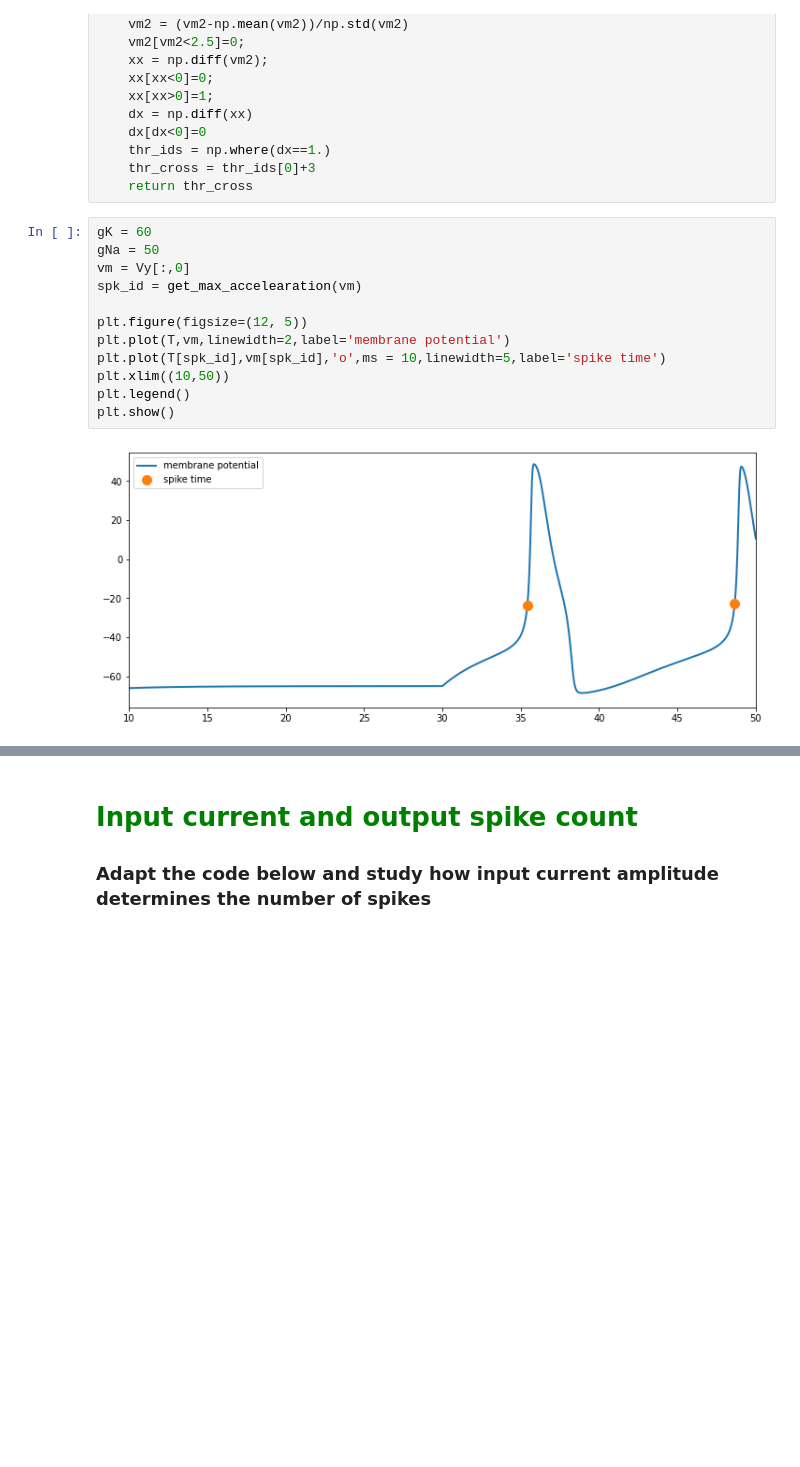
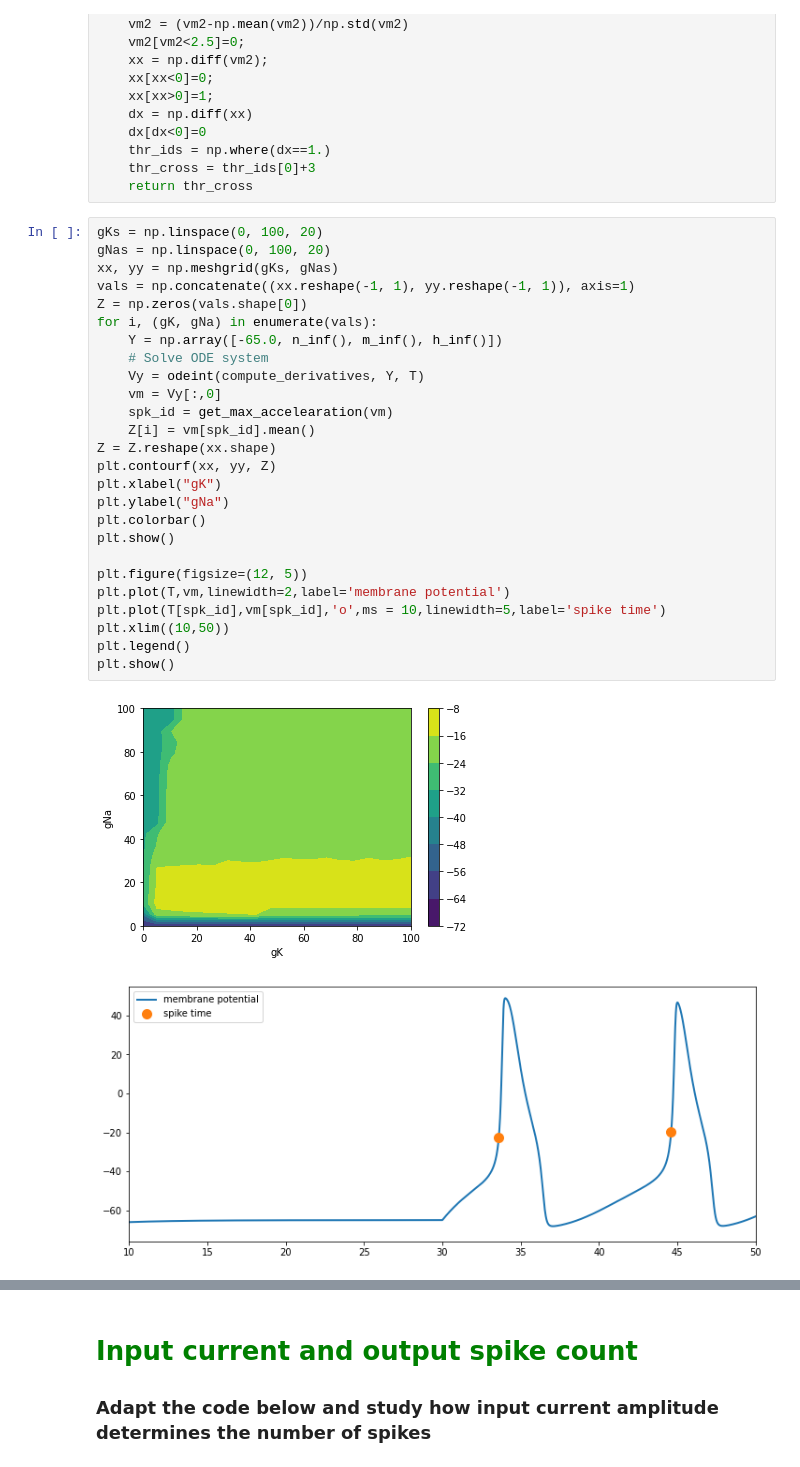
Before and after one commit to jacobhm98/Neuroscience, a Jupyter notebook: tutorial1/HH_neuron_model.ipynb, the cells around one changed output, grey strips where cells are left out. Saved outputs shown, nothing was run; the diff lists cells and outputs as text; blank space fills up the shorter version.

```diff
--- a/tutorial1/HH_neuron_model.ipynb
+++ b/tutorial1/HH_neuron_model.ipynb
@@ -307,16 +306,31 @@ def get_max_accelearation(vm):
     thr_cross = thr_ids[0]+3
     return thr_cross
 # %%
-gK = 60
-gNa = 50
-vm = Vy[:,0]
-spk_id = get_max_accelearation(vm)
+gKs = np.linspace(0, 100, 20)
+gNas = np.linspace(0, 100, 20)
+xx, yy = np.meshgrid(gKs, gNas)
+vals = np.concatenate((xx.reshape(-1, 1), yy.reshape(-1, 1)), axis=1)
+Z = np.zeros(vals.shape[0])
+for i, (gK, gNa) in enumerate(vals):
+    Y = np.array([-65.0, n_inf(), m_inf(), h_inf()])
+    # Solve ODE system
+    Vy = odeint(compute_derivatives, Y, T)
+    vm = Vy[:,0]
+    spk_id = get_max_accelearation(vm)
+    Z[i] = vm[spk_id].mean()
+Z = Z.reshape(xx.shape)
+plt.contourf(xx, yy, Z)
+plt.xlabel("gK")
+plt.ylabel("gNa")
+plt.colorbar()
+plt.show()
 
 plt.figure(figsize=(12, 5))
 plt.plot(T,vm,linewidth=2,label='membrane potential')
 plt.plot(T[spk_id],vm[spk_id],'o',ms = 10,linewidth=5,label='spike time')
 plt.xlim((10,50))
 plt.legend()
 plt.show()
 # %% [output]
-[figure, old version]
+[figure, new version]
+[figure, added]
```
Also changed, not shown: parts of 3 cells of this notebook.
